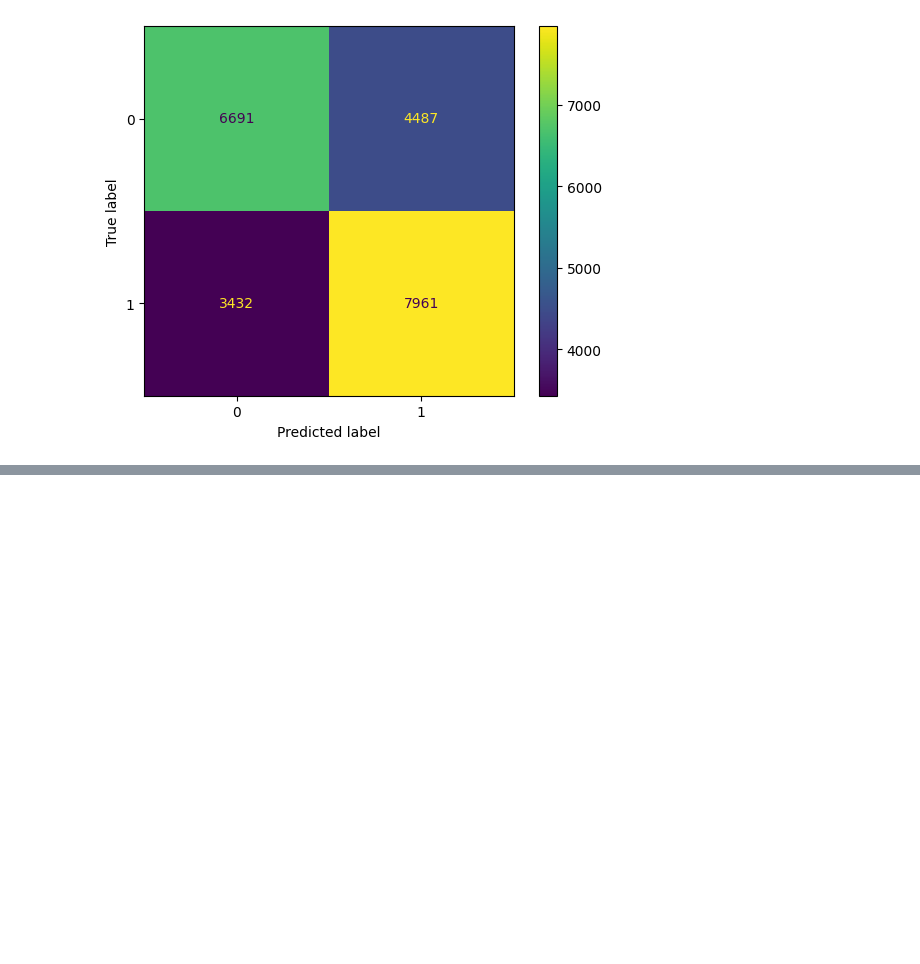
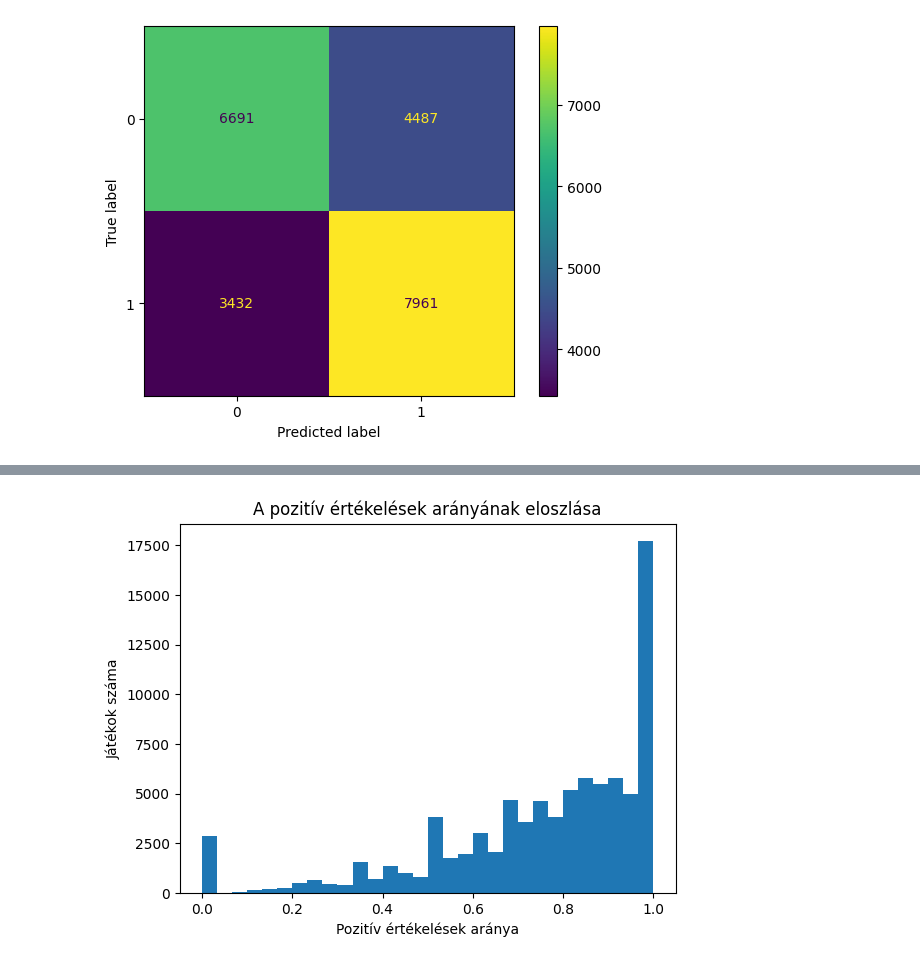
Before and after one commit to Ddavid111/videogame-data-analysis, a Jupyter notebook: notebooks/Classification/videogame_success_classification.ipynb, the cells around one changed output, grey strips where cells are left out. Saved outputs shown, nothing was run; the diff lists cells and outputs as text; code cells hidden in the pictures; blank space fills up the shorter version.

```diff
--- a/notebooks/Classification/videogame_success_classification.ipynb
+++ b/notebooks/Classification/videogame_success_classification.ipynb
@@ -338,0 +350,16 @@ ROC-AUC: 0.7173681517925653
+# %%
+game["total_reviews"] = game["positive"] + game["negative"]
+
+with_reviews = game[game["total_reviews"] > 0].copy()
+without_reviews = game[game["total_reviews"] == 0].copy()
+
+print("Játékok száma összesen:", len(game))
+print("Értékeléssel rendelkező játékok:", len(with_reviews))
+print("Értékelés nélküli játékok:", len(without_reviews))
+print("Értékelés nélküli arány:", len(without_reviews) / len(game))
+
+with_reviews["positive_ratio"] = (
+    with_reviews["positive"] / with_reviews["total_reviews"]
+)
+
+with_reviews["positive_ratio"].describe()
@@ -338,0 +380,8 @@ ROC-AUC: 0.7173681517925653
+# %%
+plt.hist(with_reviews["positive_ratio"], bins=30)
+plt.xlabel("Pozitív értékelések aránya")
+plt.ylabel("Játékok száma")
+plt.title("A pozitív értékelések arányának eloszlása")
+plt.show()
+# %% [output]
+[figure, added]
```
Also changed, not shown: parts of 18 cells of this notebook, 18 other files.
